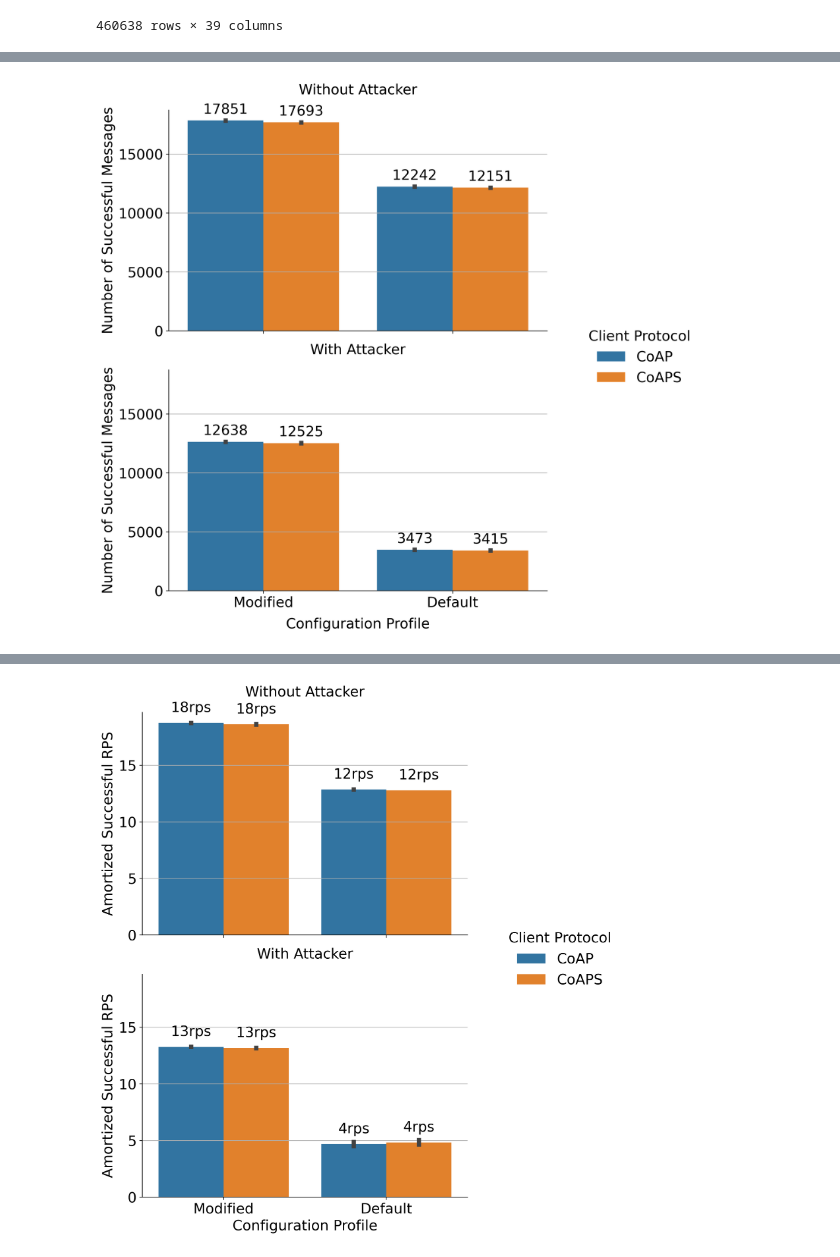
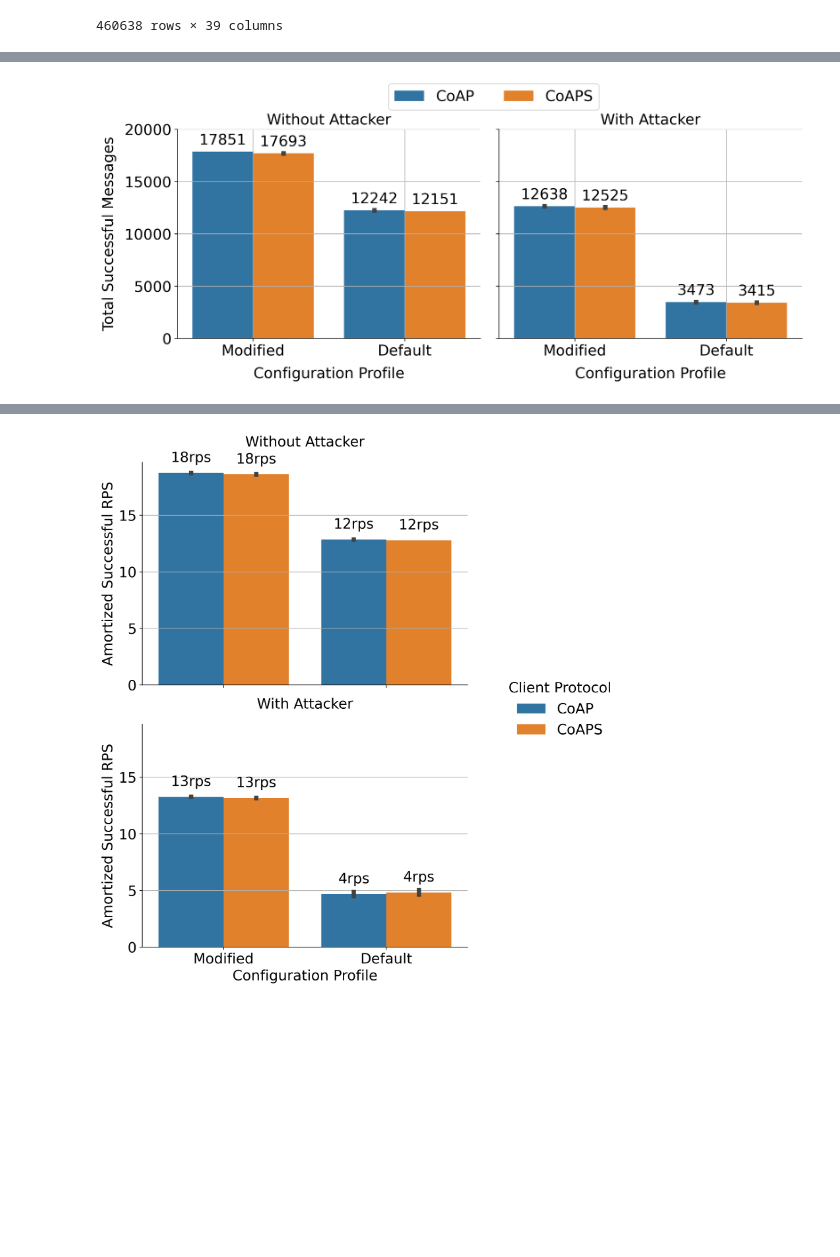
Before and after one commit to amirfarhat/dos-californium, a Jupyter notebook: notebooks/thesis/clickhouse_group_thesisoptimaldb.ipynb, the cells around one changed output, grey strips where cells are left out. Cells and saved outputs as stored; diff of their text form; code cells hidden in the pictures; blank space fills up the shorter version.

```diff
--- a/notebooks/thesis/clickhouse_group_thesisoptimaldb.ipynb
+++ b/notebooks/thesis/clickhouse_group_thesisoptimaldb.ipynb
@@ -516,41 +541,53 @@ g = sns.catplot(
   data=df,
   kind="bar",
   x="configuration_profile",
   y="total_successful_messages",
   hue="run_proxy_with_dtls",
-  row="run_attacker",
+  col="run_attacker",
   order=["Modified", "Default"],
-  aspect=1.75,
+  aspect=1.25,
 )
 
 g.legend.set_title("Client Protocol")
 g.set_xlabels("Configuration Profile", labelpad=10)
-g.set_ylabels("Number of Successful Messages")
+g.set_ylabels("Total Successful Messages", labelpad=10)
 g.set_titles(
-  template="{row_name}",
-  pad=20,
+  template="{col_name}",
 )
 
-axes = [ g.axes[i, 0] for i in range(2) ]
+g.set(
+  yticks=np.arange(0,20_001,5_000),
+)
+
+axes = [ g.axes[0, i] for i in range(2) ]
 for ax in axes:
-  ax.grid(True, axis="y")
+  ax.grid(True, axis="both")
   for container in ax.containers:
     ax.bar_label(container, fmt="%d", padding=5)
+
+sns.move_legend(
+  g,
+  "upper center",
+  bbox_to_anchor=(0.47, 1.07),
+  ncol=2,
+  title=None,
+  frameon=True,
+)
 
 plt.show()
 
 _df = (
   df
   .groupby(by=["exp_id", "run_proxy_with_dtls", "num_clients", "num_proxy_connections"])
   .agg(
     mean_total_successful_messages=("total_successful_messages", "mean"),
   )
   .reset_index()
 )
 _df["mean_successful_messages_per_client"] = _df["mean_total_successful_messages"] / _df["num_clients"]
 _df
 # %% [output]
-[figure, old version]
+[figure, new version]
 |  | exp_id | run_proxy_with_dtls | num_clients | num_proxy_connections | mean_total_successful_messages | ... |
 | 0 | thesis_group_combined_8clients_no... | CoAP | 8 | 250 | 12242.6 | ... |
 | 1 | thesis_group_combined_8clients_no... | CoAPS | 8 | 250 | 12151.4 | ... |
```
Also changed, not shown: parts of 18 cells of this notebook.
